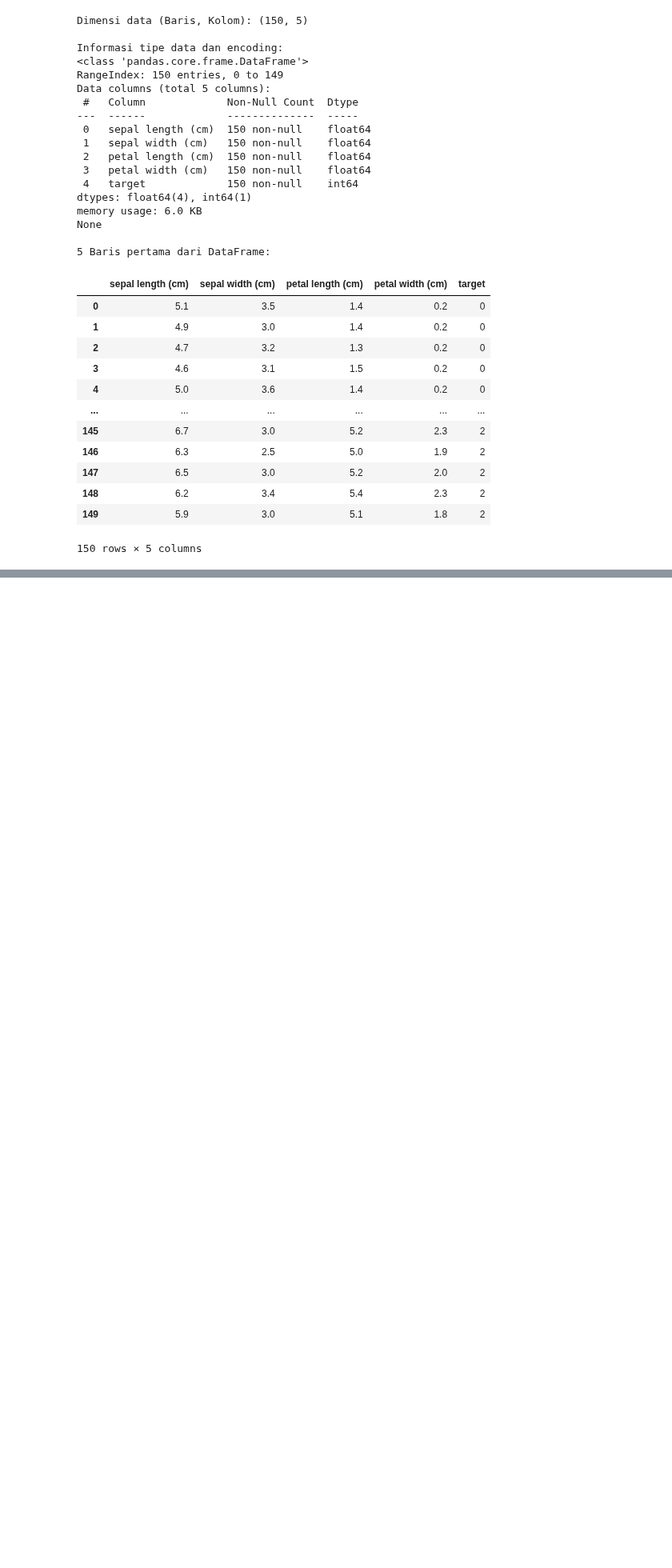
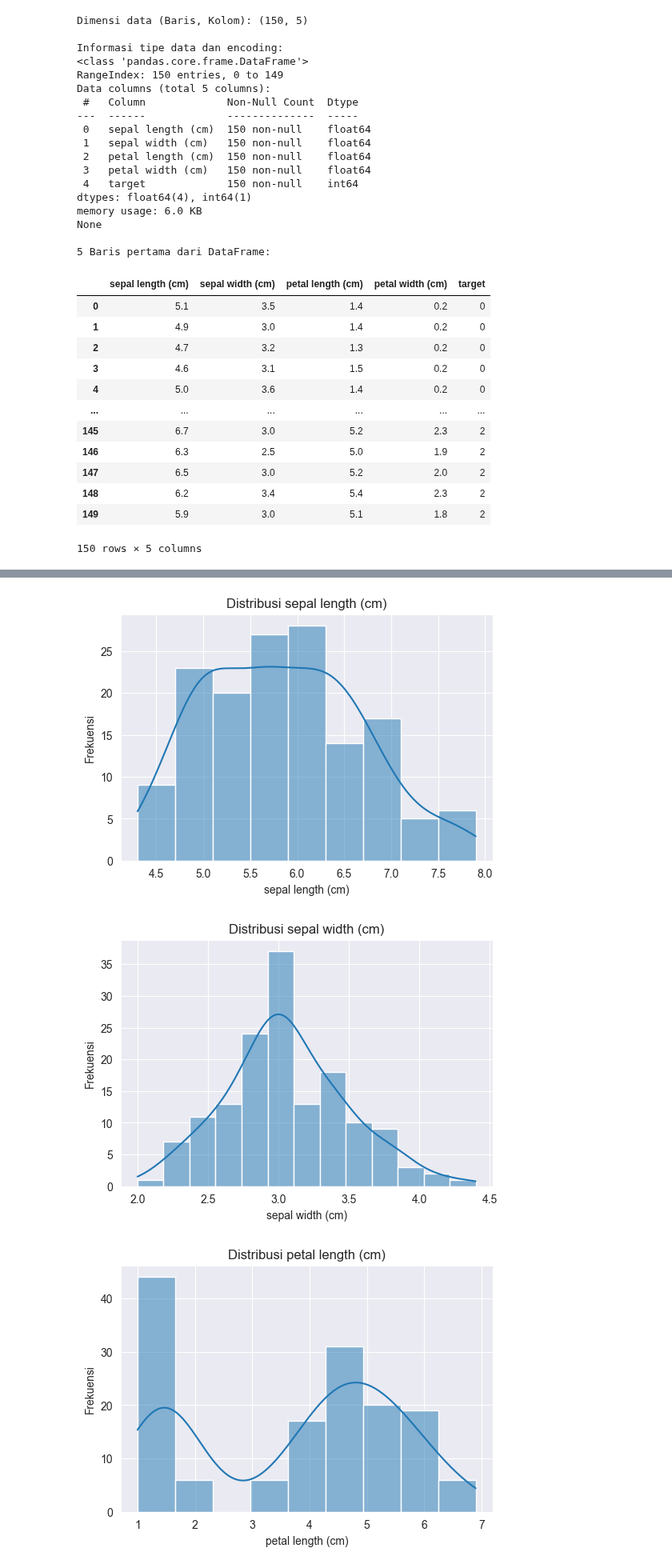
Before and after one commit to ekovegeance/datascience-nb, a Jupyter notebook: data-object.ipynb, the cells around one changed output, grey strips where cells are left out. Shown at 80% size. Drawn from its saved outputs; the diff is of its cells as text; code cells hidden in the pictures; blank space fills up the shorter version.

```diff
--- a/data-object.ipynb
+++ b/data-object.ipynb
@@ -49,0 +134,32 @@ None
+# %%
+# Visualization of Numeric Data Distribution (Histogram & Boxplot)
+for column in df.columns:
+    plt.figure(figsize=(6, 4))
+    sns.histplot(df[column], kde=True)
+    plt.title(f"Distribusi {column}")
+    plt.xlabel(column)
+    plt.ylabel("Frekuensi")
+    plt.show()
+
+plt.figure(figsize=(6, 4))
+sns.pairplot(df, hue='target', palette='Set1')
+plt.show()
+
+plt.figure(figsize=(8, 6))
+sns.boxplot(data=df)
+plt.show()
+
+# Visualization of Categorical Data Distribution (Violin Plot)
+for column in iris.feature_names:
+    sns.violinplot(data=df, x='target', y=column)
+    plt.show()
+
+# Visualization correlation between numerical variables (Heatmap)
+plt.figure(figsize=(6, 4))
+plt.title("Correlation Matrix")
+sns.heatmap(data=df.corr(), annot=True, cmap='coolwarm', fmt='.2f')
+plt.show()
+# %% [output]
+[figure, added]
+[figure, added]
+[figure, added]
```
Also changed, not shown: parts of 8 cells of this notebook.
